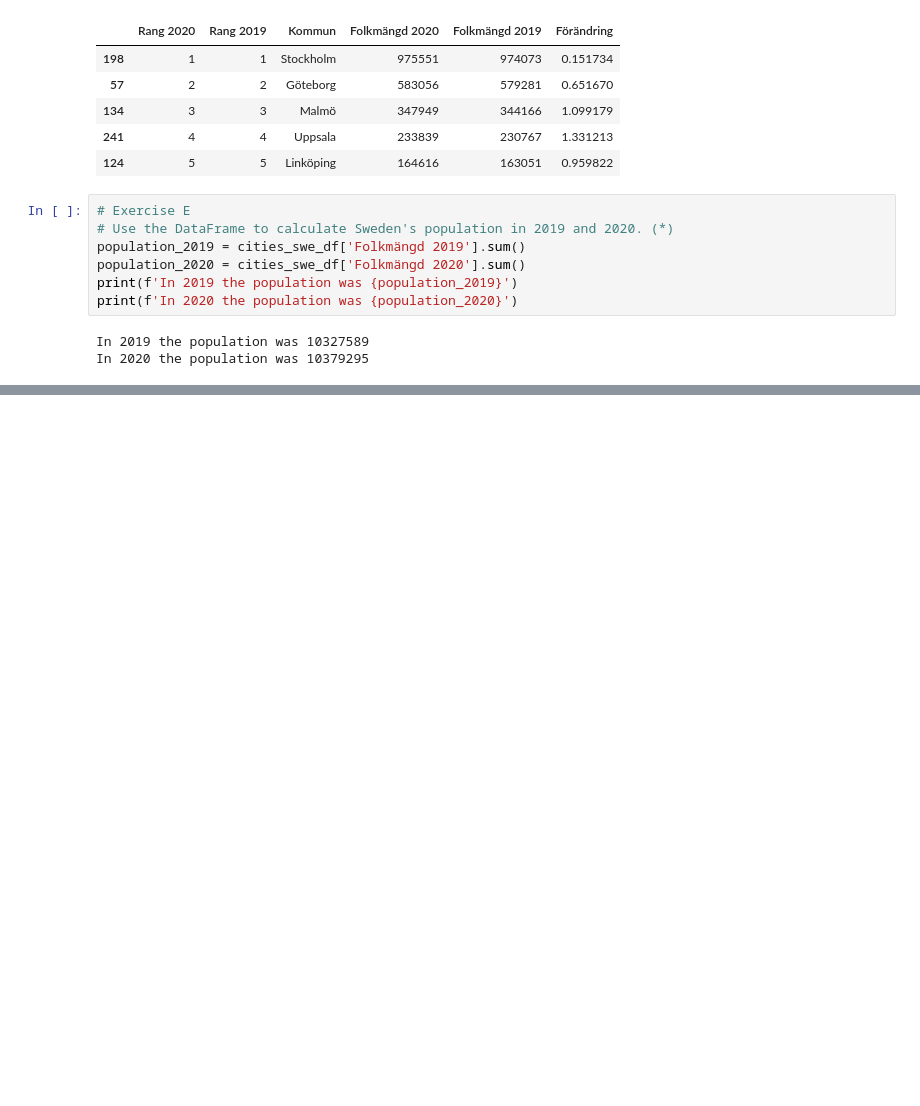
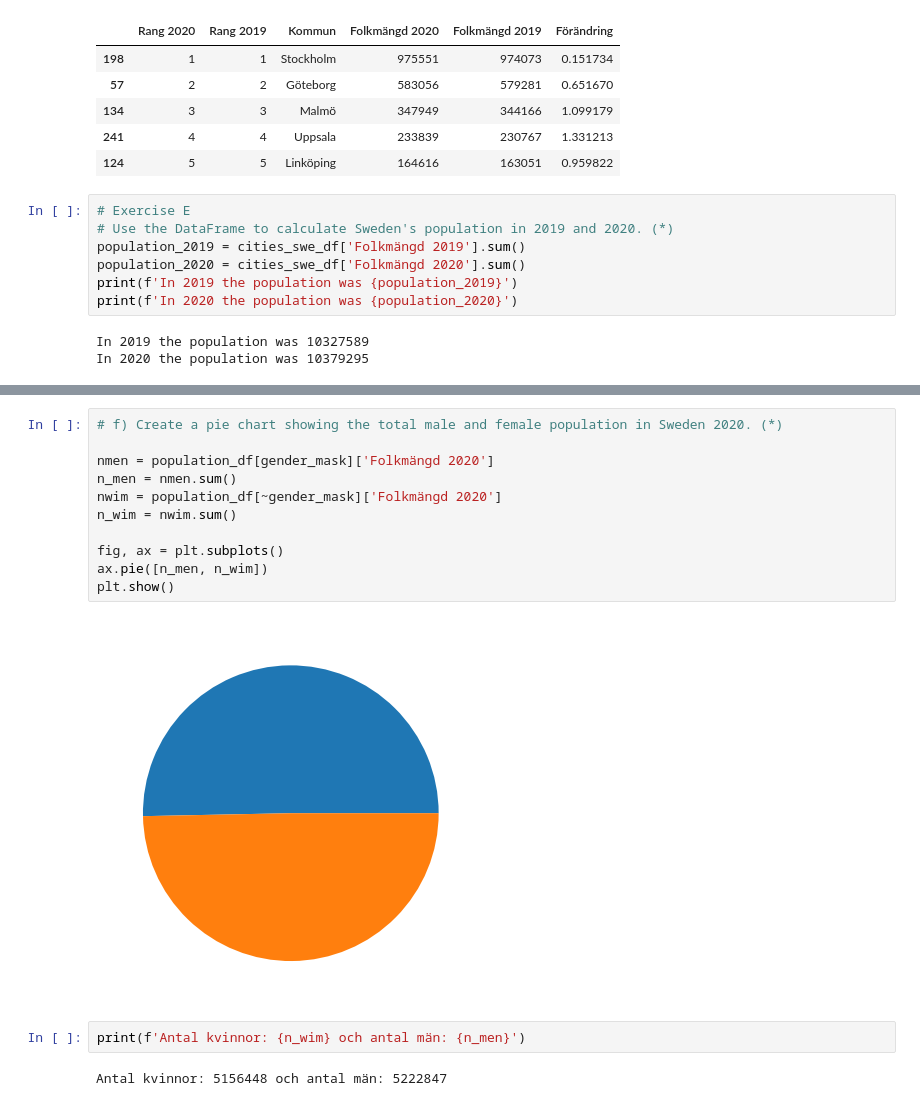
Before and after one commit to lisamariahertz-cpu/Databehandling-AI25, a Jupyter notebook: exercises/E1_pandas_basic_syntax.ipynb, the cells around one changed output, grey strips where cells are left out. Cells and saved outputs as stored; diff of their text form; blank space fills up the shorter version.

```diff
--- a/exercises/E1_pandas_basic_syntax.ipynb
+++ b/exercises/E1_pandas_basic_syntax.ipynb
@@ -493,0 +608,17 @@ h)
+# %%
+# f) Create a pie chart showing the total male and female population in Sweden 2020. (*)
+
+nmen = population_df[gender_mask]['Folkmängd 2020']
+n_men = nmen.sum()
+nwim = population_df[~gender_mask]['Folkmängd 2020']
+n_wim = nwim.sum()
+
+fig, ax = plt.subplots()
+ax.pie([n_men, n_wim])
+plt.show()
+# %% [output]
+[figure, added]
+# %%
+print(f'Antal kvinnor: {n_wim} och antal män: {n_men}')
+# %% [output]
+Antal kvinnor: 5156448 och antal män: 5222847
```
Also changed, not shown: parts of 14 cells of this notebook.
